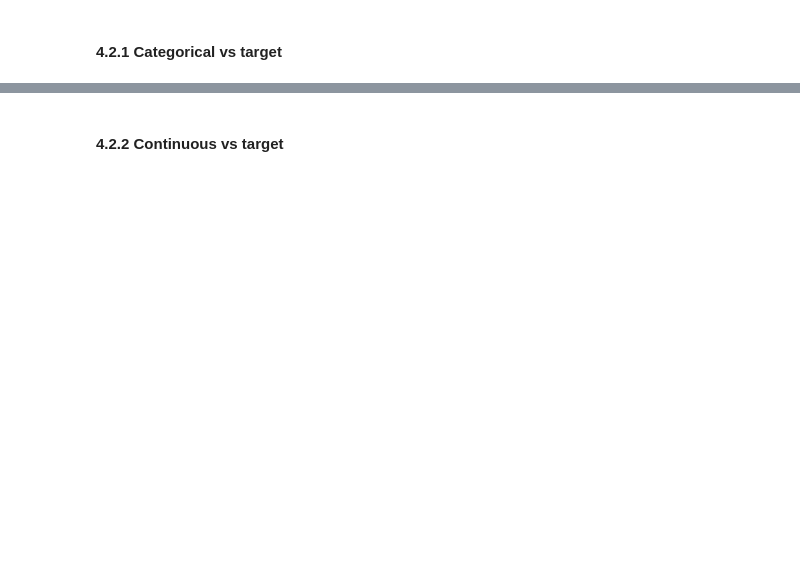
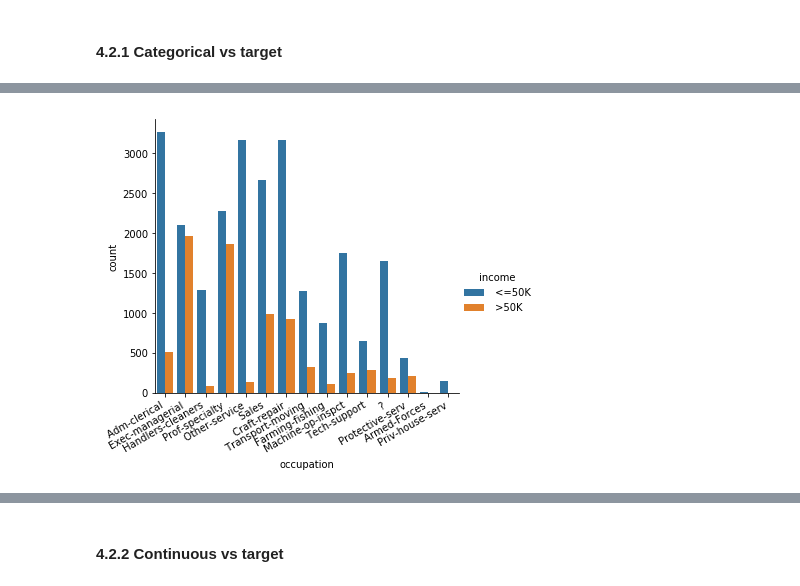
Before and after one commit to agarwal-peeush/ml-hello-world, a Jupyter notebook: Census-income/Census_income_classification.ipynb, the cells around one changed output, grey strips where cells are left out. Saved outputs shown, nothing was run; the diff lists cells and outputs as text; code cells hidden in the pictures; blank space fills up the shorter version.

```diff
--- a/Census-income/Census_income_classification.ipynb
+++ b/Census-income/Census_income_classification.ipynb
@@ -501,0 +528,7 @@ continuous_cols = ['age', 'final-wt', 'education-num']
+# %%
+# occupation vs income
+
+ax = sns.catplot(x='occupation', hue='income', kind='count', data=train)
+ax.fig.autofmt_xdate()
+# %% [output]
+[figure, added]
```
Also changed, not shown: parts of 20 cells of this notebook.
